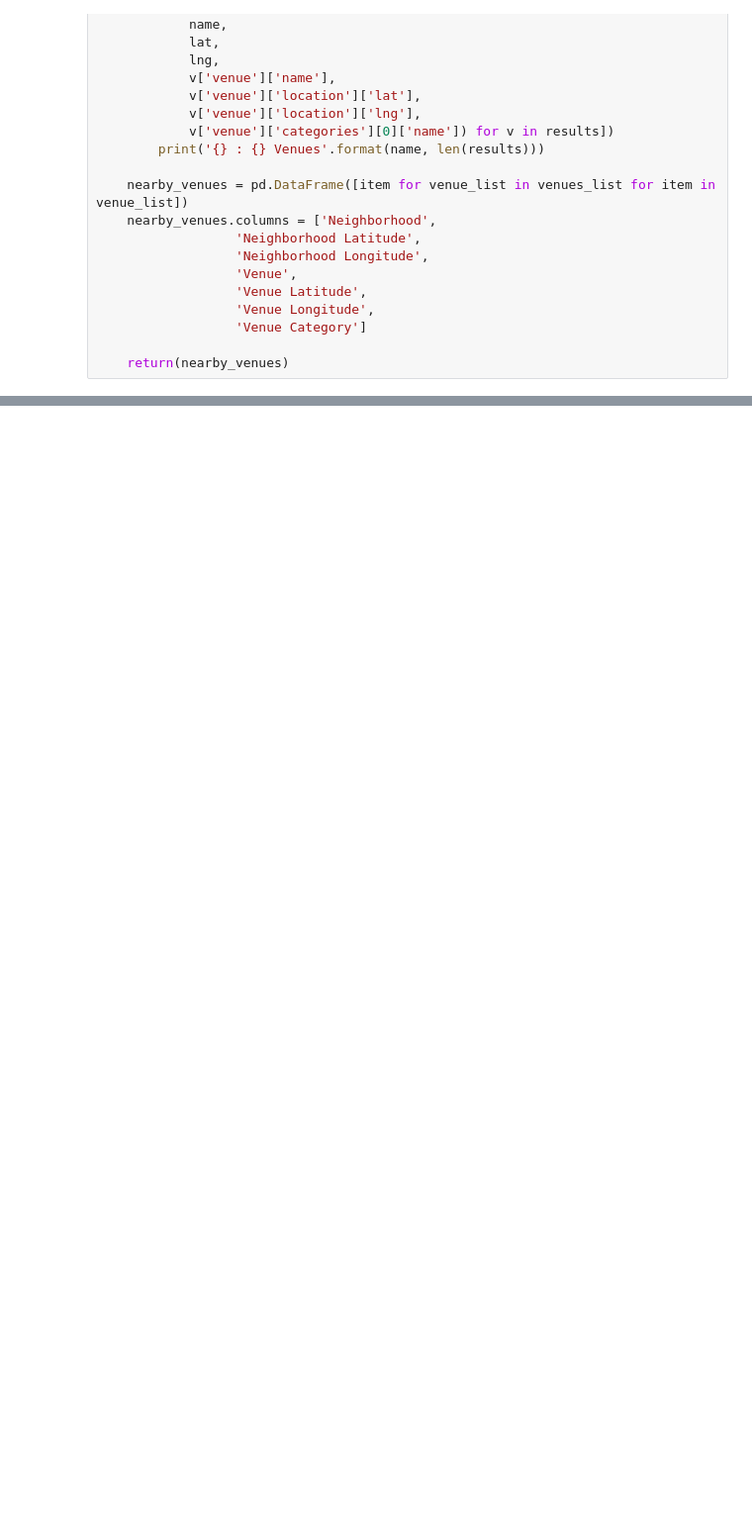
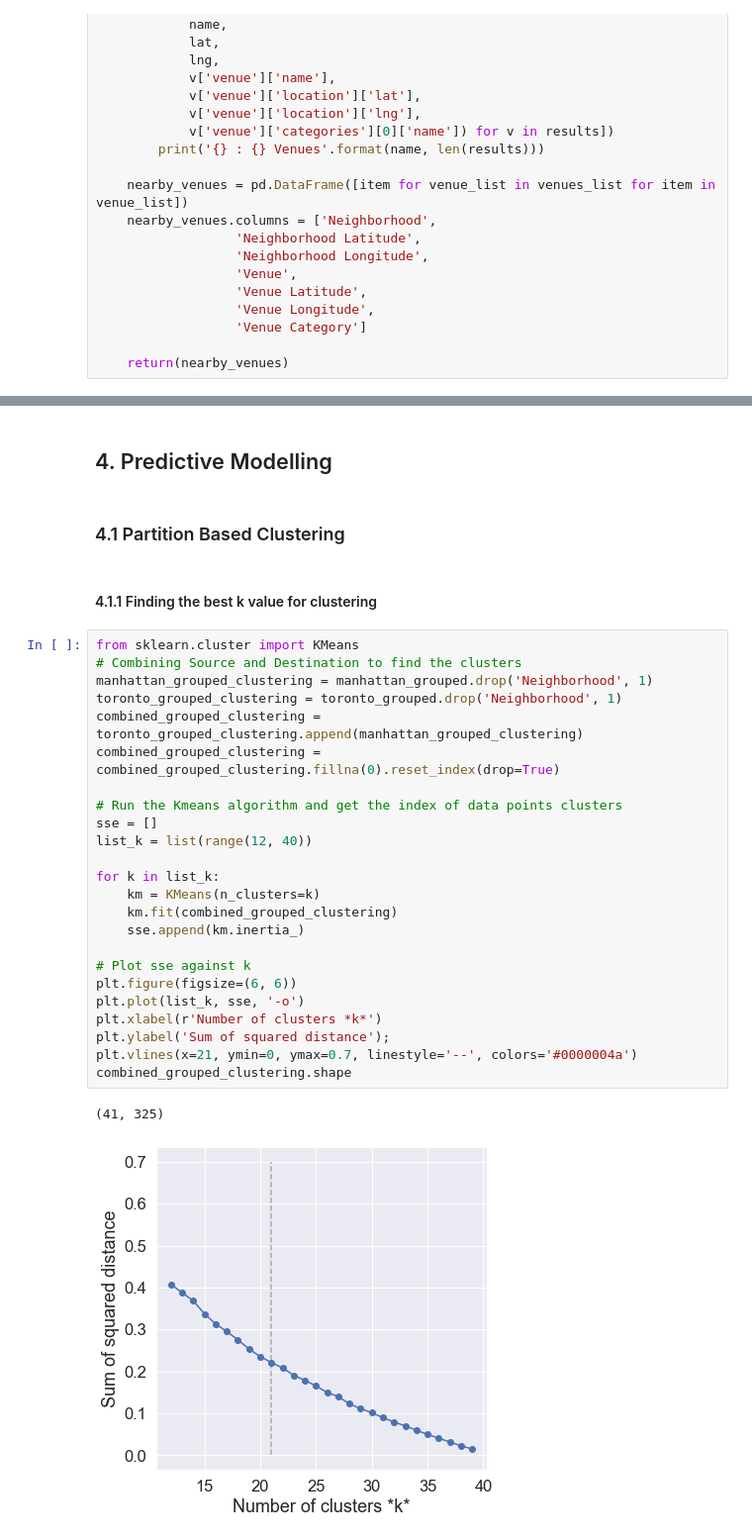
Before and after one commit to shreeshylahs/Coursera_Capstone, a Jupyter notebook: similar_neighborhood.ipynb, the cells around one changed output, grey strips where cells are left out. Shown at 99% size. Saved outputs shown, nothing was run; the diff lists cells and outputs as text; blank space fills up the shorter version.

```diff
--- a/similar_neighborhood.ipynb
+++ b/similar_neighborhood.ipynb
@@ -245,0 +505,33 @@ Name: Venue Category, Length: 321, dtype: object
+# %% [markdown]
+## 4. Predictive Modelling
+# %% [markdown]
+### 4.1 Partition Based Clustering
+# %% [markdown]
+#### 4.1.1 Finding the best k value for clustering
+# %%
+from sklearn.cluster import KMeans
+# Combining Source and Destination to find the clusters
+manhattan_grouped_clustering = manhattan_grouped.drop('Neighborhood', 1)
+toronto_grouped_clustering = toronto_grouped.drop('Neighborhood', 1)
+combined_grouped_clustering = toronto_grouped_clustering.append(manhattan_grouped_clustering)
+combined_grouped_clustering = combined_grouped_clustering.fillna(0).reset_index(drop=True)
+
+# Run the Kmeans algorithm and get the index of data points clusters
+sse = []
+list_k = list(range(12, 40))
+
+for k in list_k:
+    km = KMeans(n_clusters=k)
+    km.fit(combined_grouped_clustering)
+    sse.append(km.inertia_)
+
+# Plot sse against k
+plt.figure(figsize=(6, 6))
+plt.plot(list_k, sse, '-o')
+plt.xlabel(r'Number of clusters *k*')
+plt.ylabel('Sum of squared distance');
+plt.vlines(x=21, ymin=0, ymax=0.7, linestyle='--', colors='#0000004a')
+combined_grouped_clustering.shape
+# %% [output]
+(41, 325)
+[figure, added]
```
Also changed, not shown: parts of 29 cells of this notebook.
